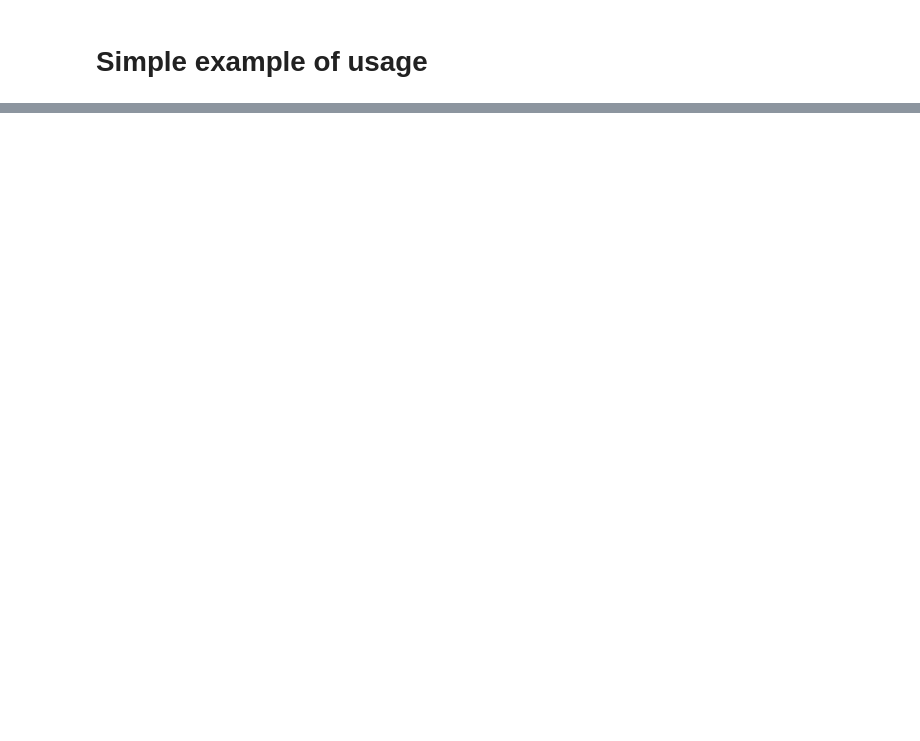
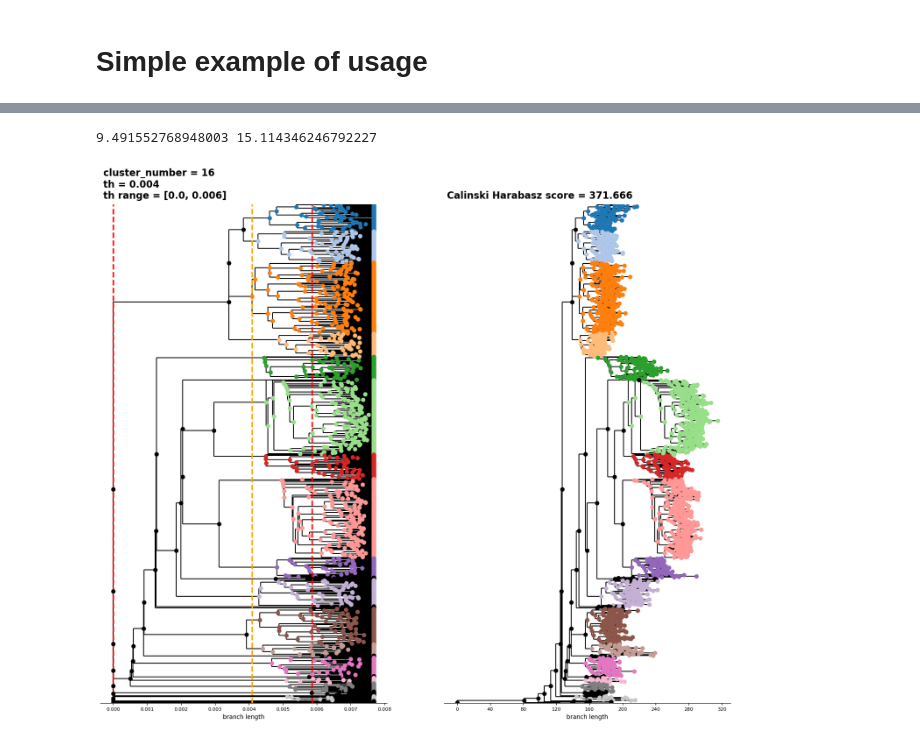
Before and after one commit to HughMurrell/phytclust, a Jupyter notebook: notebooks/simple_example.ipynb, the cells around one changed output, grey strips where cells are left out. Drawn from its saved outputs; the diff is of its cells as text; code cells hidden in the pictures; blank space fills up the shorter version.

```diff
--- a/notebooks/simple_example.ipynb
+++ b/notebooks/simple_example.ipynb
@@ -28,3 +68,21 @@ test_clus.run()
+# %%
+results_dir = '../example_data'
+tree_loc = os.path.join(results_dir, 'TN20_majmin_final_tree.new')
+big_medicc_tree = import_tree(tree_loc, 'diploid')
+big_pdm_tree = calculate_pdm_from_tree(big_medicc_tree, [clade.name for clade in big_medicc_tree.get_terminals()])
+# %%
+# relative dist matrix with division
+big_relative_dist_matrix = copy(big_pdm_tree)
+leave_mean_dists = big_pdm_tree.mean()
+big_relative_dist_matrix = big_relative_dist_matrix.divide(leave_mean_dists, axis= 'columns')
+big_relative_dist_matrix = big_relative_dist_matrix.divide(leave_mean_dists, axis= 'index')
+# %%
+big_example_clus = PhyloTreeClustering(tree= big_medicc_tree, dist_matrix= big_relative_dist_matrix, CH_matrix= big_pdm_tree)
+# %%
+big_example_clus.run()
 # %%
-test_clus.plot_summary()
+big_example_clus.plot_summary()
+# %% [output]
+9.491552768948003 15.114346246792227
+[figure, added]
 # %%
```
Also changed, not shown: parts of 12 cells of this notebook, 8 other files.
